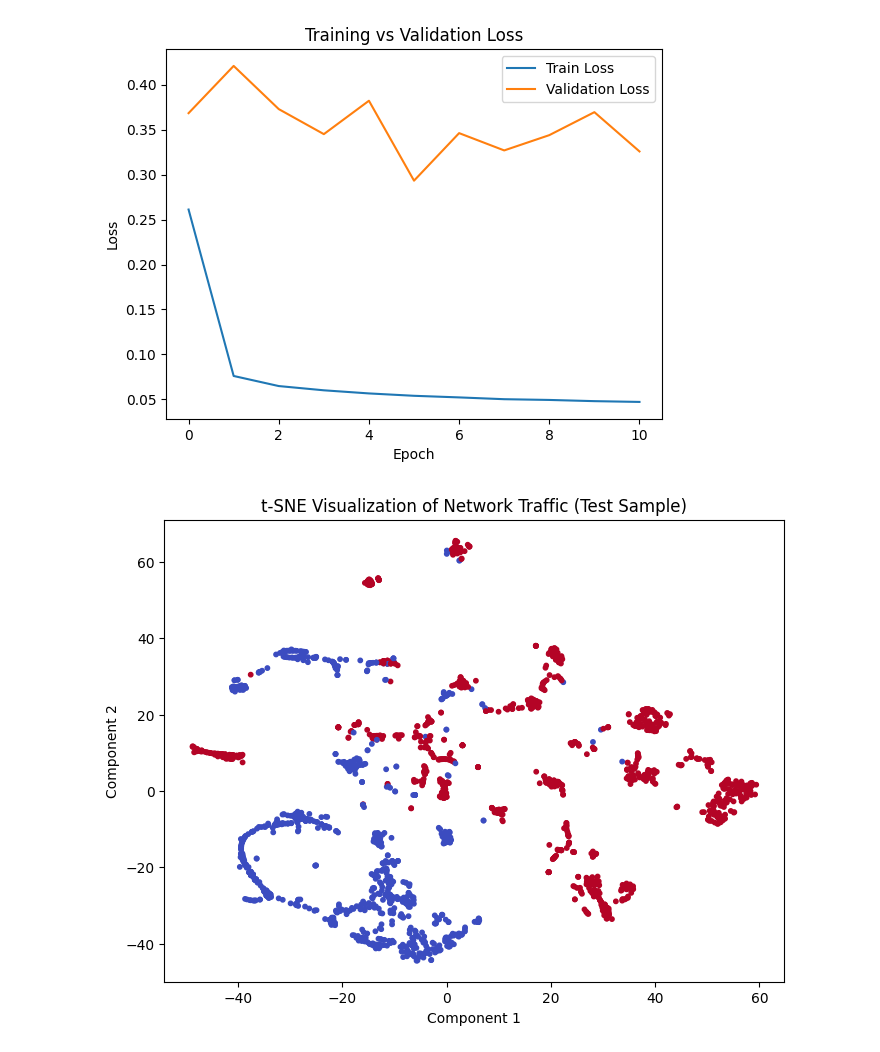
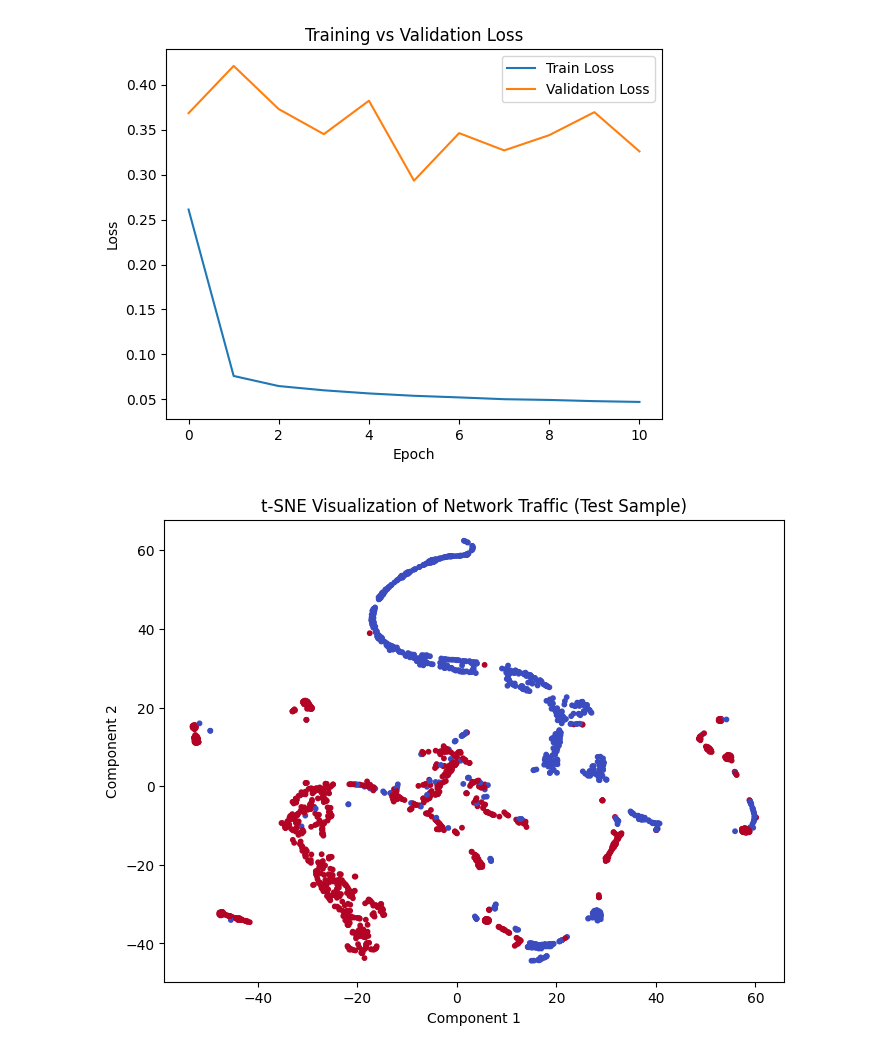
Before and after one commit to Revan895/Neural-Network-IDS, a Jupyter notebook: Neural Network-Based IDS.ipynb, the cells around one changed output. Cells and saved outputs as stored; diff of their text form; code cells hidden in the pictures.

```diff
--- a/Neural Network-Based IDS.ipynb
+++ b/Neural Network-Based IDS.ipynb
@@ -161,17 +269,17 @@ plt.show()
 # %%
 from sklearn.manifold import TSNE
 
-X_sample = X_test_scaled[:2000]
+X_sample = X_test[:2000]
 y_sample = y_test[:2000]
 
 tsne = TSNE(n_components=2, random_state=42)
 X_embedded = tsne.fit_transform(X_sample)
 
 plt.figure(figsize=(8,6))
 plt.scatter(X_embedded[:, 0], X_embedded[:, 1], c=y_sample, cmap='coolwarm', s=10)
 plt.title('t-SNE Visualization of Network Traffic (Test Sample)')
 plt.xlabel('Component 1')
 plt.ylabel('Component 2')
 plt.show()
 # %% [output]
-[figure, old version]
+[figure, new version]
```
Also changed, not shown: parts of 8 cells of this notebook.
